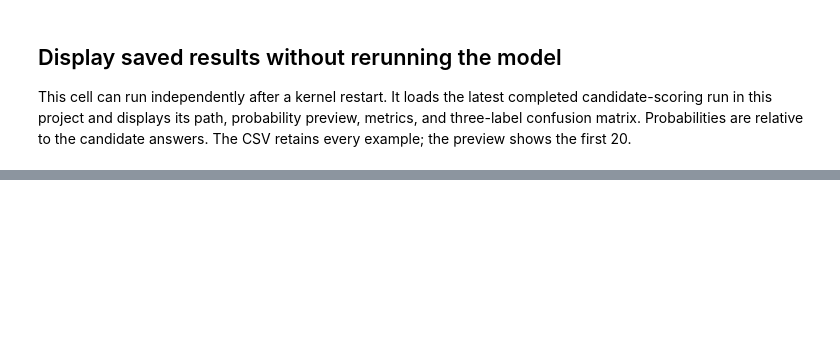
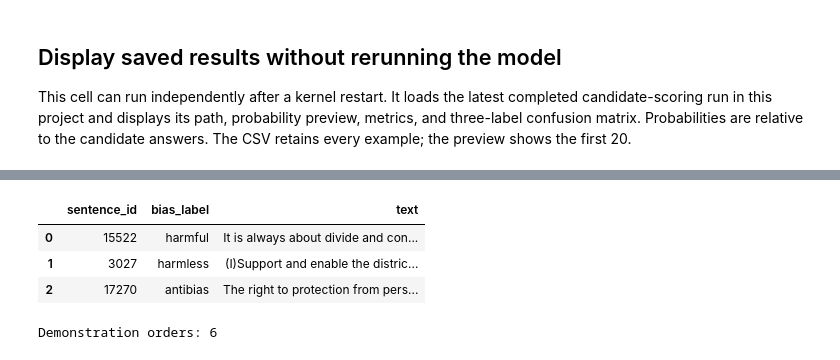
Before and after one commit to dannymorsovillo/bridge-prompting-vs-fine-tuning, a Jupyter notebook: bridge_zero_shot_deltaai.ipynb, the cells around one changed output, grey strips where cells are left out. Cells and saved outputs as stored; diff of their text form; code cells hidden in the pictures; blank space fills up the shorter version.

```diff
--- a/bridge_zero_shot_deltaai.ipynb
+++ b/bridge_zero_shot_deltaai.ipynb
@@ -390,0 +508,14 @@ Confusion matrix — highest-probability predictions:
+# %%
+from itertools import permutations
+
+
+def demonstration_permutations(examples):
+    """Return all six orders of three training-example dictionaries."""
+    examples = list(examples)
+    if len(examples) != 3 or {example["bias_label"] for example in examples} != {
+        "harmful", "harmless", "antibias"
+    }:
+        raise ValueError("Provide exactly one training example per label.")
+
+    # Permute whole examples so each text stays paired with its label.
+    return list(permutations(examples))
@@ -390,0 +526,22 @@ Confusion matrix — highest-probability predictions:
+# %%
+train_path = ROOT / "data/processed/train.csv"
+assert sha256(train_path) == manifest["output_sha256"]["train.csv"], "Training checksum mismatch."
+train = pd.read_csv(train_path, dtype=str, keep_default_na=False)
+assert set(train["split"]) == {"train"}
+assert set(train["sentence_id"]).isdisjoint(validation["sentence_id"])
+assert set(train["group_id"]).isdisjoint(validation["group_id"])
+
+demonstrations = [
+    train.loc[train["bias_label"].eq(label)].sort_values("sentence_id")
+    .sample(n=1, random_state=SEED).iloc[0].to_dict()
+    for label in LABELS
+]
+demonstration_orders = demonstration_permutations(demonstrations)
+display(pd.DataFrame(demonstrations)[["sentence_id", "bias_label", "text"]])
+print("Demonstration orders:", len(demonstration_orders))
+# %% [output]
+|  | sentence_id | bias_label | text |
+| 0 | 15522 | harmful | It is always about divide and con... |
+| 1 | 3027 | harmless | (I)Support and enable the distric... |
+| 2 | 17270 | antibias | The right to protection from pers... |
+Demonstration orders: 6
```
Also changed, not shown: parts of 16 cells of this notebook, 55 other files.
